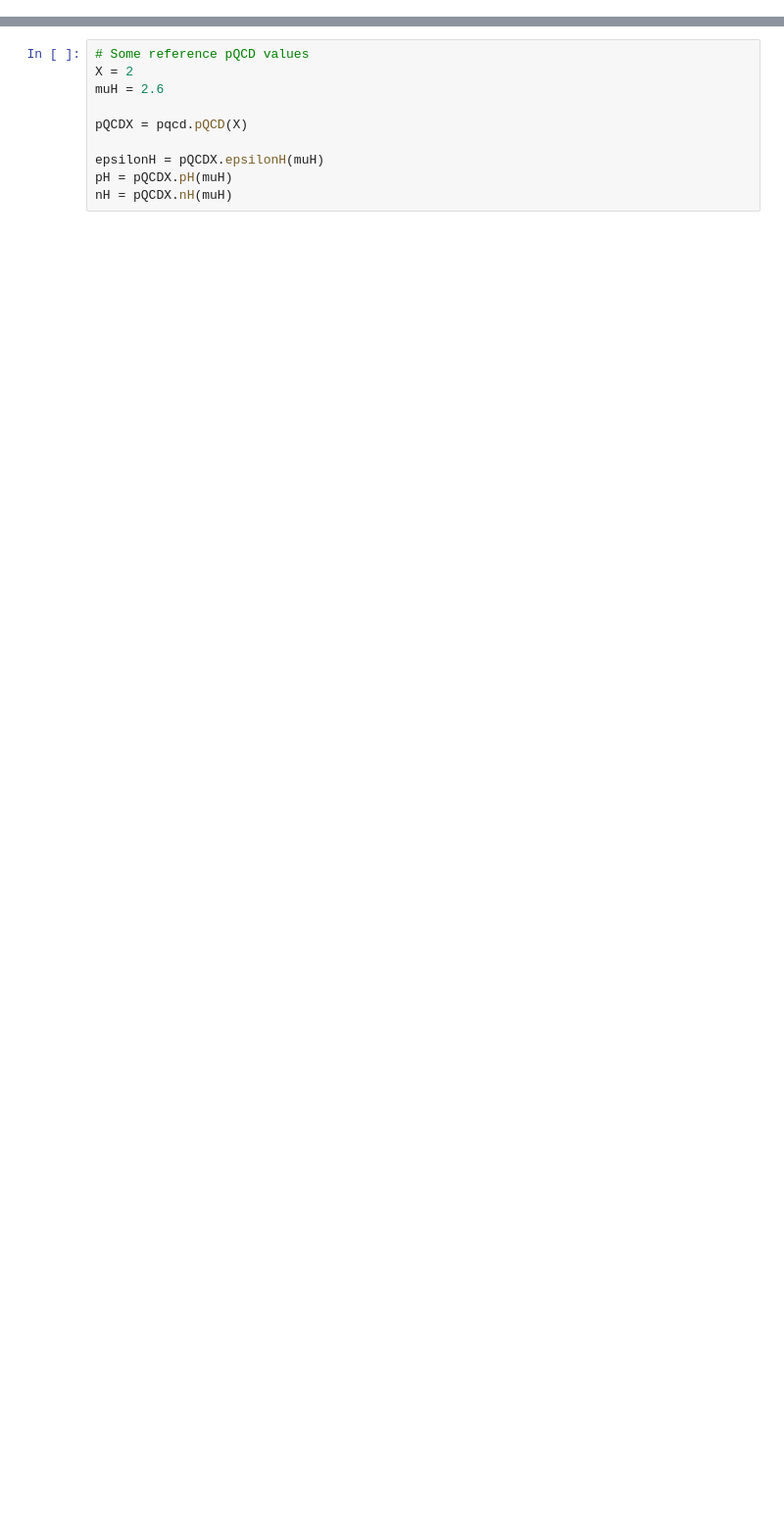
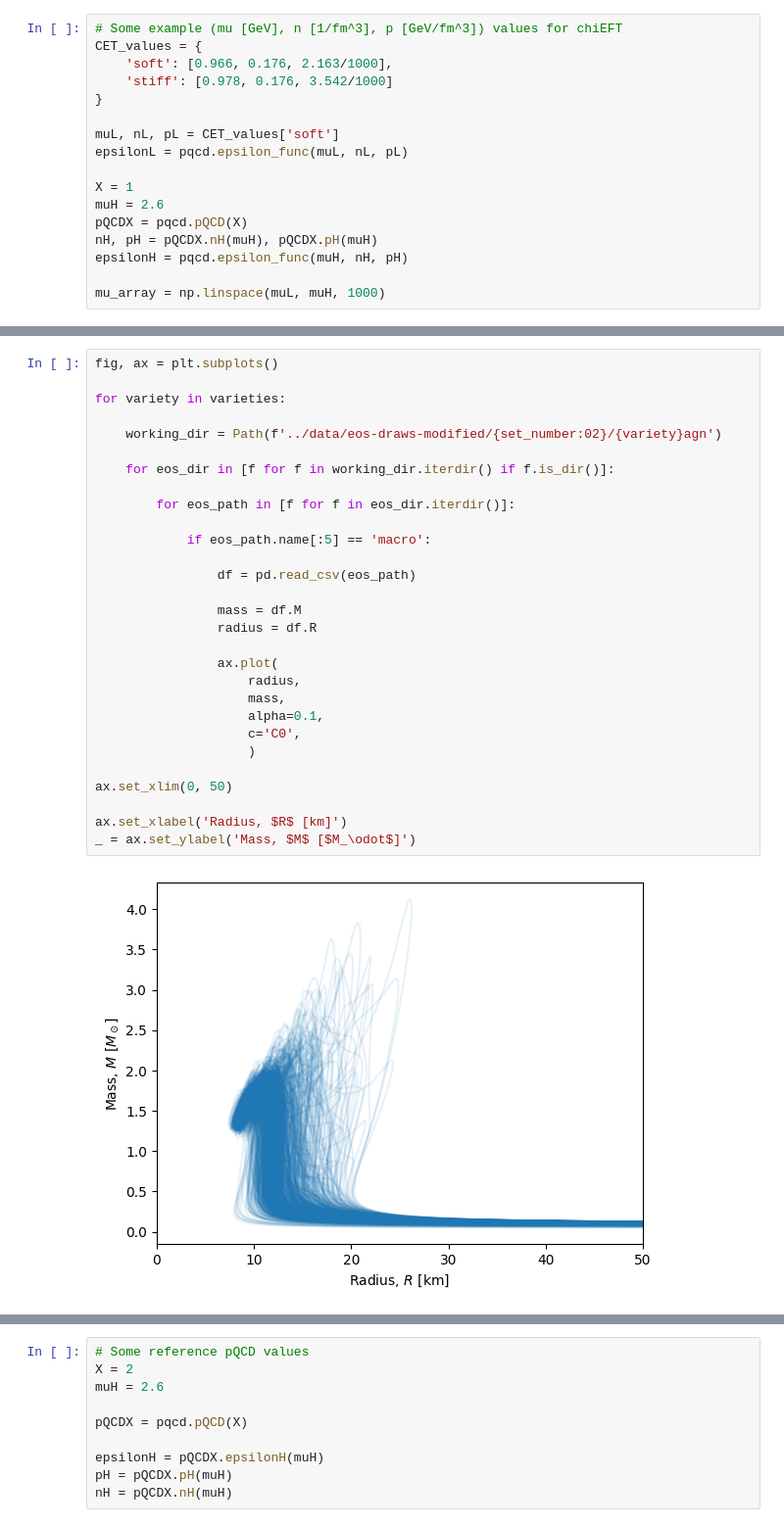
Before and after one commit to eliotfinch/pqcd, a Jupyter notebook: notebooks/inspect_modified_eos_draws.ipynb, the cells around one changed output, grey strips where cells are left out. Shown at 98% size. Cells and saved outputs as stored; diff of their text form; blank space fills up the shorter version.

```diff
--- a/notebooks/inspect_modified_eos_draws.ipynb
+++ b/notebooks/inspect_modified_eos_draws.ipynb
@@ -14,0 +50,17 @@ from scipy.interpolate import interp1d
+# %%
+# Some example (mu [GeV], n [1/fm^3], p [GeV/fm^3]) values for chiEFT
+CET_values = {
+    'soft': [0.966, 0.176, 2.163/1000],
+    'stiff': [0.978, 0.176, 3.542/1000]
+}
+
+muL, nL, pL = CET_values['soft']
+epsilonL = pqcd.epsilon_func(muL, nL, pL)
+
+X = 1
+muH = 2.6
+pQCDX = pqcd.pQCD(X)
+nH, pH = pQCDX.nH(muH), pQCDX.pH(muH)
+epsilonH = pqcd.epsilon_func(muH, nH, pH)
+
+mu_array = np.linspace(muL, muH, 1000)
@@ -14,0 +113,31 @@ from scipy.interpolate import interp1d
+# %%
+fig, ax = plt.subplots()
+
+for variety in varieties:
+
+    working_dir = Path(f'../data/eos-draws-modified/{set_number:02}/{variety}agn')
+
+    for eos_dir in [f for f in working_dir.iterdir() if f.is_dir()]:
+
+        for eos_path in [f for f in eos_dir.iterdir()]:
+
+            if eos_path.name[:5] == 'macro':
+
+                df = pd.read_csv(eos_path)
+
+                mass = df.M
+                radius = df.R
+
+                ax.plot(
+                    radius,
+                    mass,
+                    alpha=0.1,
+                    c='C0',
+                    )
+
+ax.set_xlim(0, 50)
+
+ax.set_xlabel('Radius, $R$ [km]')
+_ = ax.set_ylabel('Mass, $M$ [$M_\odot$]')
+# %% [output]
+[figure, added]
```
Also changed, not shown: parts of 30 cells of this notebook.
